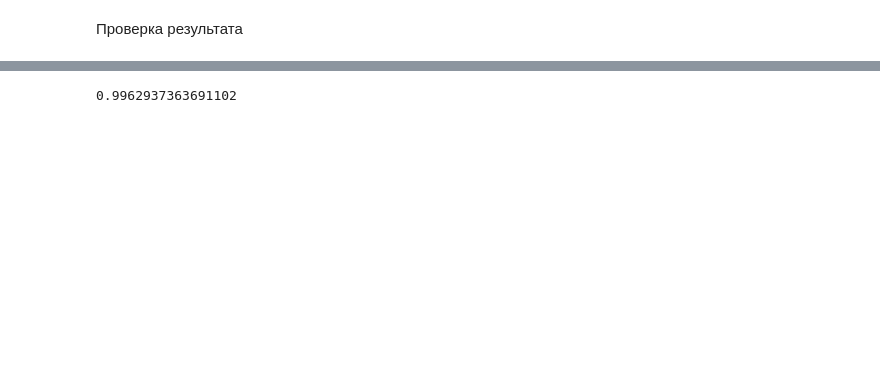
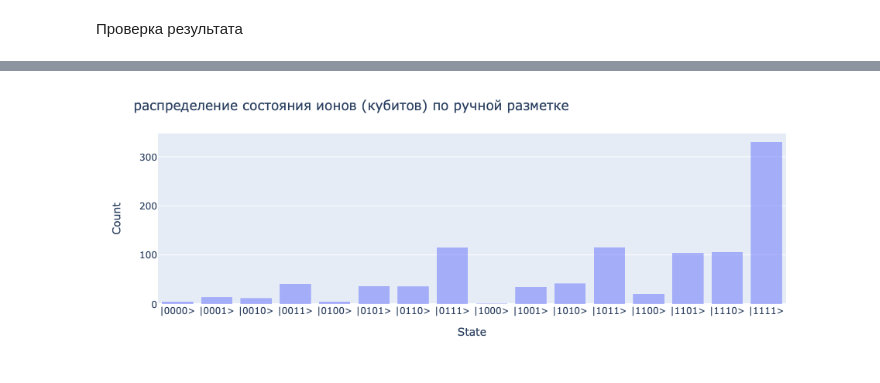
Before and after one commit to Lazemir/QGood, a Jupyter notebook: Материалы хакатона/Задача 2_ Классификация ионов/ion_prove.ipynb, the cells around one changed output, grey strips where cells are left out. Saved outputs shown, nothing was run; the diff lists cells and outputs as text; code cells hidden in the pictures; blank space fills up the shorter version.

```diff
--- a/Материалы хакатона/Задача 2_ Классификация ионов/ion_prove.ipynb
+++ b/Материалы хакатона/Задача 2_ Классификация ионов/ion_prove.ipynb
@@ -83,3 +80,25 @@ NameError: name 'df_true' is not defined
+# %%
+# создадим объект fig, в который поместим столбчатую диаграмму
+fig = px.histogram(df_pred, x=df_pred.Class, nbins=16, barmode="overlay")
+
+# применим метод .update_layout к объекту fig
+fig.update_layout(
+    title_text = 'распределение состояния ионов (кубитов) по ручной разметке', # заголовок
+    xaxis_title_text = 'State', # подпись к оси x
+    yaxis_title_text = 'Count', # подпись к оси y
+    bargap = 0.2, # расстояние между столбцами
+
+    # подписи классов на оси x
+    xaxis = dict(
+        tickmode = 'array',
+        tickvals = [0,1,2,3,4,5,6,7,8,9,10,11,12,13,14,15],
+        ticktext = Category #['Class 1', 'Class 2', 'Class 3'...]
+    )
+)
+
+fig.show() #распределение состояния ионов (кубитов) по ручной разметке
+# %% [output]
+[figure, added]
 # %%
 #расчет метрики fidelity
 
@@ -95,4 +111,0 @@ prob_pred = count_pred
-# %%
-fidelity(prob_true, prob_pred)
-# %% [output]
-0.9962937363691102
```
Also changed, not shown: parts of 10 cells of this notebook, 6 other files.
